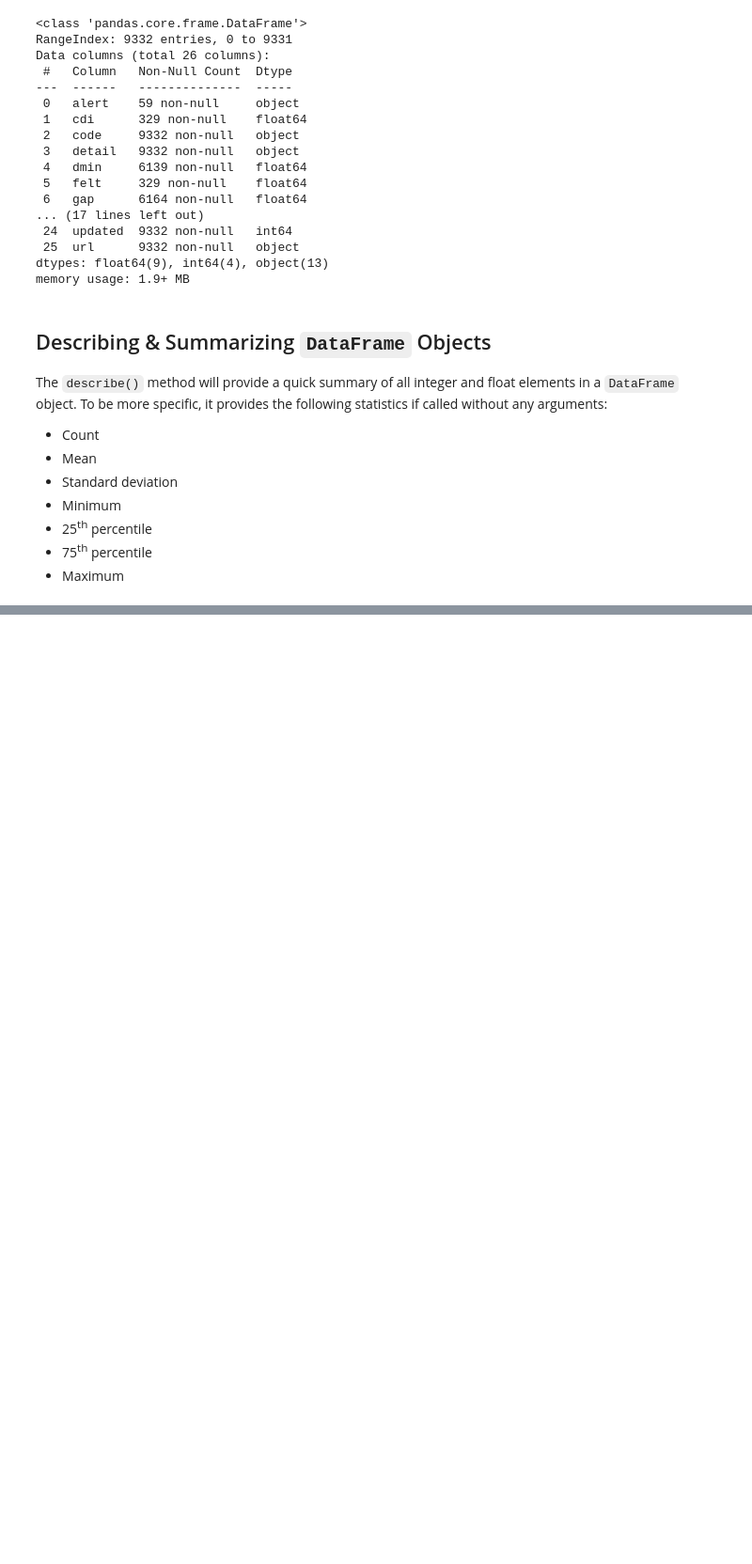
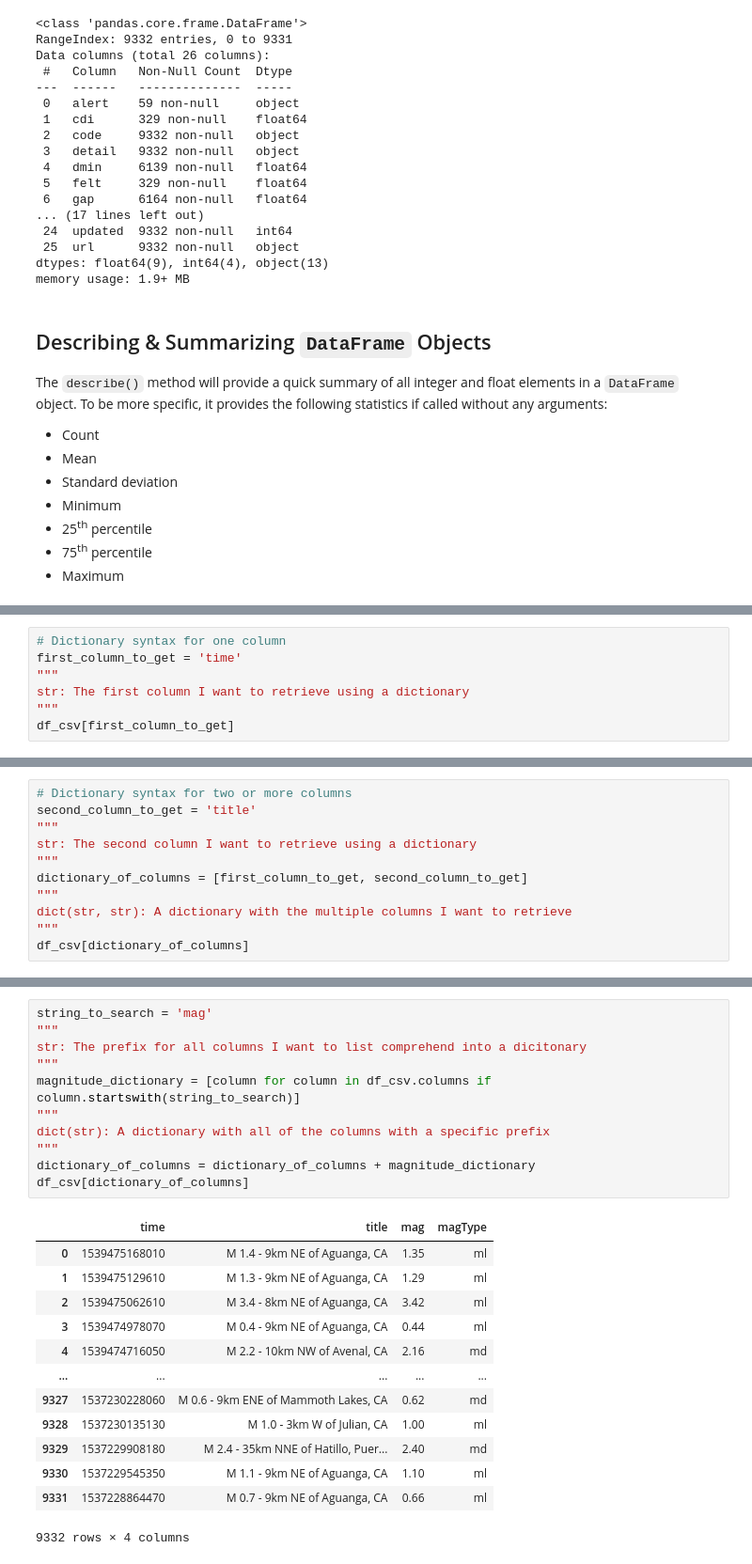
Before and after one commit to hestrang1993/Hands-On-Data-Analysis-with-Pandas-2nd-edition, a Jupyter notebook: ch_02/my_ch_02_work.ipynb, the cells around one changed output, grey strips where cells are left out. Shown at 94% size. Drawn from its saved outputs; the diff is of its cells as text; blank space fills up the shorter version.

```diff
--- a/ch_02/my_ch_02_work.ipynb
+++ b/ch_02/my_ch_02_work.ipynb
@@ -274,0 +387,7 @@ df_csv.describe(include = data_type)
+# %%
+# Dictionary syntax for one column
+first_column_to_get = 'time'
+"""
+str: The first column I want to retrieve using a dictionary
+"""
+df_csv[first_column_to_get]
@@ -274,0 +407,11 @@ df_csv.describe(include = data_type)
+# %%
+# Dictionary syntax for two or more columns
+second_column_to_get = 'title'
+"""
+str: The second column I want to retrieve using a dictionary
+"""
+dictionary_of_columns = [first_column_to_get, second_column_to_get]
+"""
+dict(str, str): A dictionary with the multiple columns I want to retrieve
+"""
+df_csv[dictionary_of_columns]
@@ -274,0 +432,25 @@ df_csv.describe(include = data_type)
+# %%
+string_to_search = 'mag'
+"""
+str: The prefix for all columns I want to list comprehend into a dicitonary
+"""
+magnitude_dictionary = [column for column in df_csv.columns if column.startswith(string_to_search)]
+"""
+dict(str): A dictionary with all of the columns with a specific prefix
+"""
+dictionary_of_columns = dictionary_of_columns + magnitude_dictionary
+df_csv[dictionary_of_columns]
+# %% [output]
+|  | time | title | mag | magType |
+| 0 | 1539475168010 | M 1.4 - 9km NE of Aguanga, CA | 1.35 | ml |
+| 1 | 1539475129610 | M 1.3 - 9km NE of Aguanga, CA | 1.29 | ml |
+| 2 | 1539475062610 | M 3.4 - 8km NE of Aguanga, CA | 3.42 | ml |
+| 3 | 1539474978070 | M 0.4 - 9km NE of Aguanga, CA | 0.44 | ml |
+| 4 | 1539474716050 | M 2.2 - 10km NW of Avenal, CA | 2.16 | md |
+| ... | ... | ... | ... | ... |
+| 9327 | 1537230228060 | M 0.6 - 9km ENE of Mammoth Lakes, CA | 0.62 | md |
+| 9328 | 1537230135130 | M 1.0 - 3km W of Julian, CA | 1.00 | ml |
+| 9329 | 1537229908180 | M 2.4 - 35km NNE of Hatillo, Puer... | 2.40 | md |
+| 9330 | 1537229545350 | M 1.1 - 9km NE of Aguanga, CA | 1.10 | ml |
+| 9331 | 1537228864470 | M 0.7 - 9km NE of Aguanga, CA | 0.66 | ml |
+9332 rows × 4 columns
```
Also changed, not shown: parts of 20 cells of this notebook, 3 other files.
